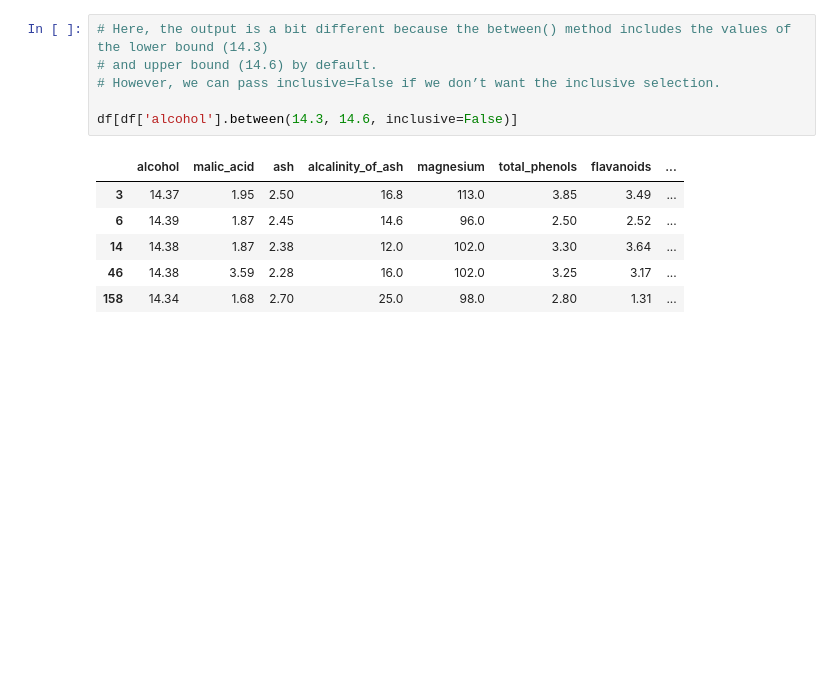
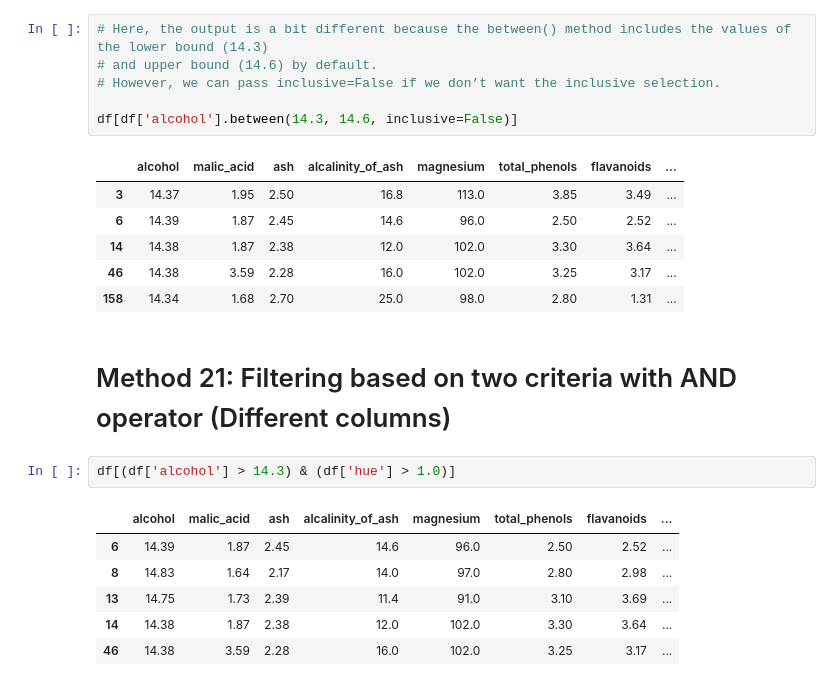
Before and after one commit to moesteelo/Subsetting-a-Pandas-DataFrame, a Jupyter notebook: Subsetting-Pandas-DataFrame.ipynb, the cells around one changed output. Drawn from its saved outputs; the diff is of its cells as text; blank space fills up the shorter version.

```diff
--- a/Subsetting-Pandas-DataFrame.ipynb
+++ b/Subsetting-Pandas-DataFrame.ipynb
@@ -430,3 +430,14 @@ df[df['alcohol'].between(14.3, 14.6, inclusive=False)]
 | 14 | 14.38 | 1.87 | 2.38 | 12.0 | 102.0 | 3.30 | 3.64 | ... |
 | 46 | 14.38 | 3.59 | 2.28 | 16.0 | 102.0 | 3.25 | 3.17 | ... |
 | 158 | 14.34 | 1.68 | 2.70 | 25.0 | 98.0 | 2.80 | 1.31 | ... |
+# %% [markdown]
+# Method 21: Filtering based on two criteria with AND operator (Different columns)
+# %%
+df[(df['alcohol'] > 14.3) & (df['hue'] > 1.0)]
+# %% [output]
+|  | alcohol | malic_acid | ash | alcalinity_of_ash | magnesium | total_phenols | flavanoids | ... |
+| 6 | 14.39 | 1.87 | 2.45 | 14.6 | 96.0 | 2.50 | 2.52 | ... |
+| 8 | 14.83 | 1.64 | 2.17 | 14.0 | 97.0 | 2.80 | 2.98 | ... |
+| 13 | 14.75 | 1.73 | 2.39 | 11.4 | 91.0 | 3.10 | 3.69 | ... |
+| 14 | 14.38 | 1.87 | 2.38 | 12.0 | 102.0 | 3.30 | 3.64 | ... |
+| 46 | 14.38 | 3.59 | 2.28 | 16.0 | 102.0 | 3.25 | 3.17 | ... |
```
Also changed, not shown: parts of 3 cells of this notebook.
